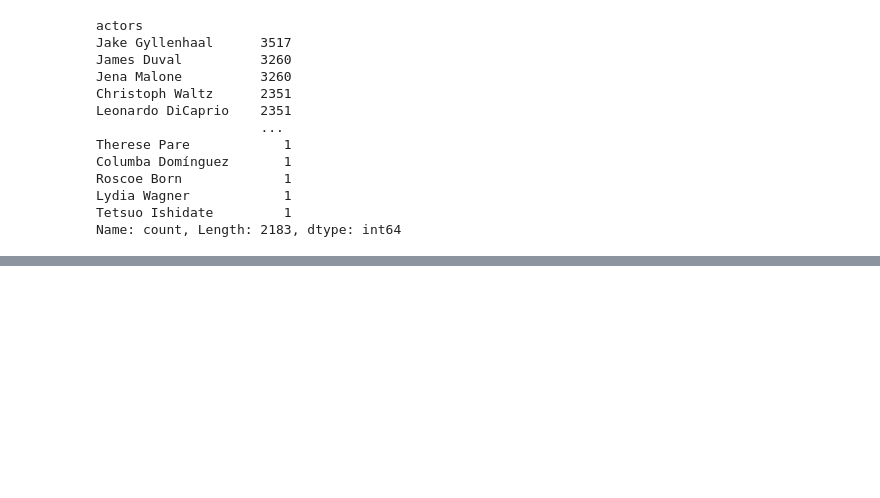
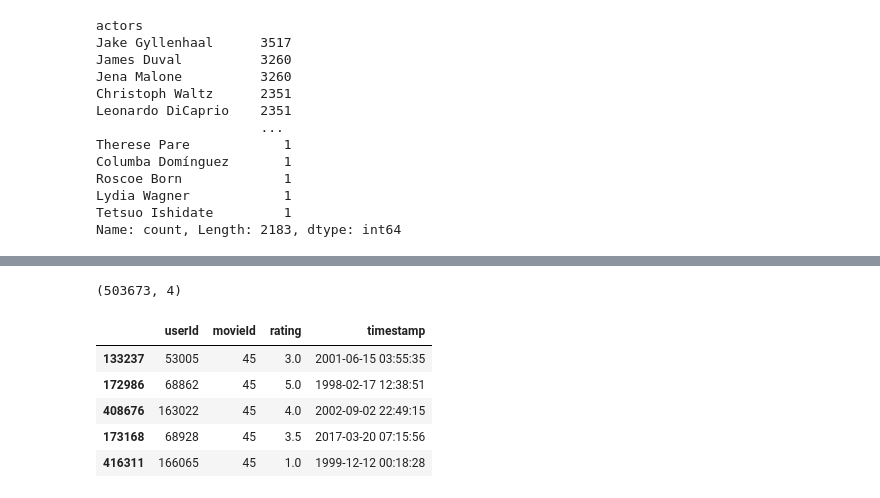
Before and after one commit to joanesMondra/FilmRecommendator, a Jupyter notebook: grupo3/preProcessing.ipynb, the cells around one changed output, grey strips where cells are left out. Saved outputs shown, nothing was run; the diff lists cells and outputs as text; code cells hidden in the pictures; blank space fills up the shorter version.

```diff
--- a/grupo3/preProcessing.ipynb
+++ b/grupo3/preProcessing.ipynb
@@ -275,0 +339,13 @@ Name: count, Length: 2183, dtype: int64
+# %%
+print(df_ratings.shape)
+df_ratings['timestamp'] = pd.to_datetime(df_ratings['timestamp'], unit='s')
+df_ratings.sort_values('movieId', ascending=True, inplace=True)
+df_ratings.head()
+# %% [output]
+(503673, 4)
+|  | userId | movieId | rating | timestamp |
+| 133237 | 53005 | 45 | 3.0 | 2001-06-15 03:55:35 |
+| 172986 | 68862 | 45 | 5.0 | 1998-02-17 12:38:51 |
+| 408676 | 163022 | 45 | 4.0 | 2002-09-02 22:49:15 |
+| 173168 | 68928 | 45 | 3.5 | 2017-03-20 07:15:56 |
+| 416311 | 166065 | 45 | 1.0 | 1999-12-12 00:18:28 |
```
Also changed, not shown: parts of 13 cells of this notebook.
